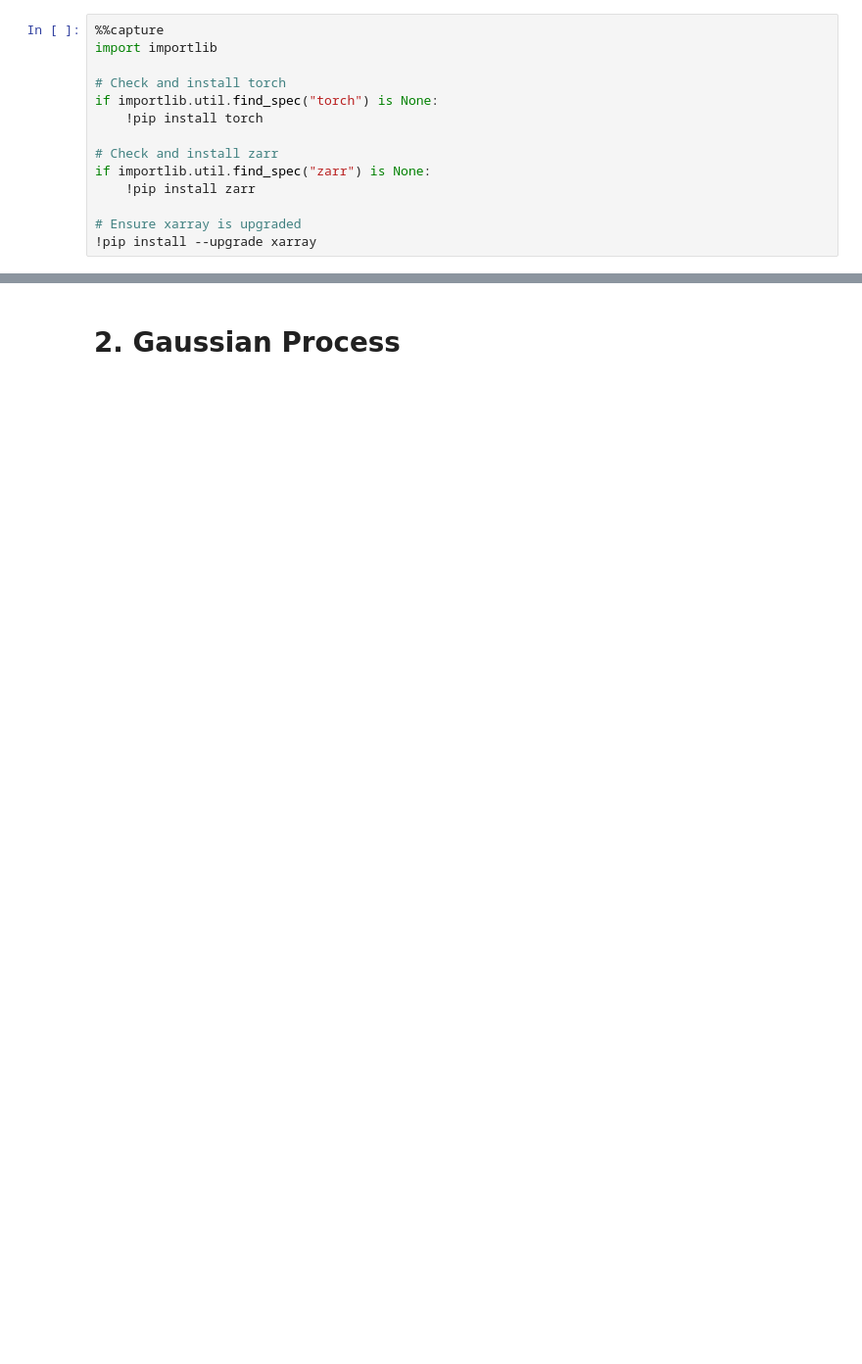
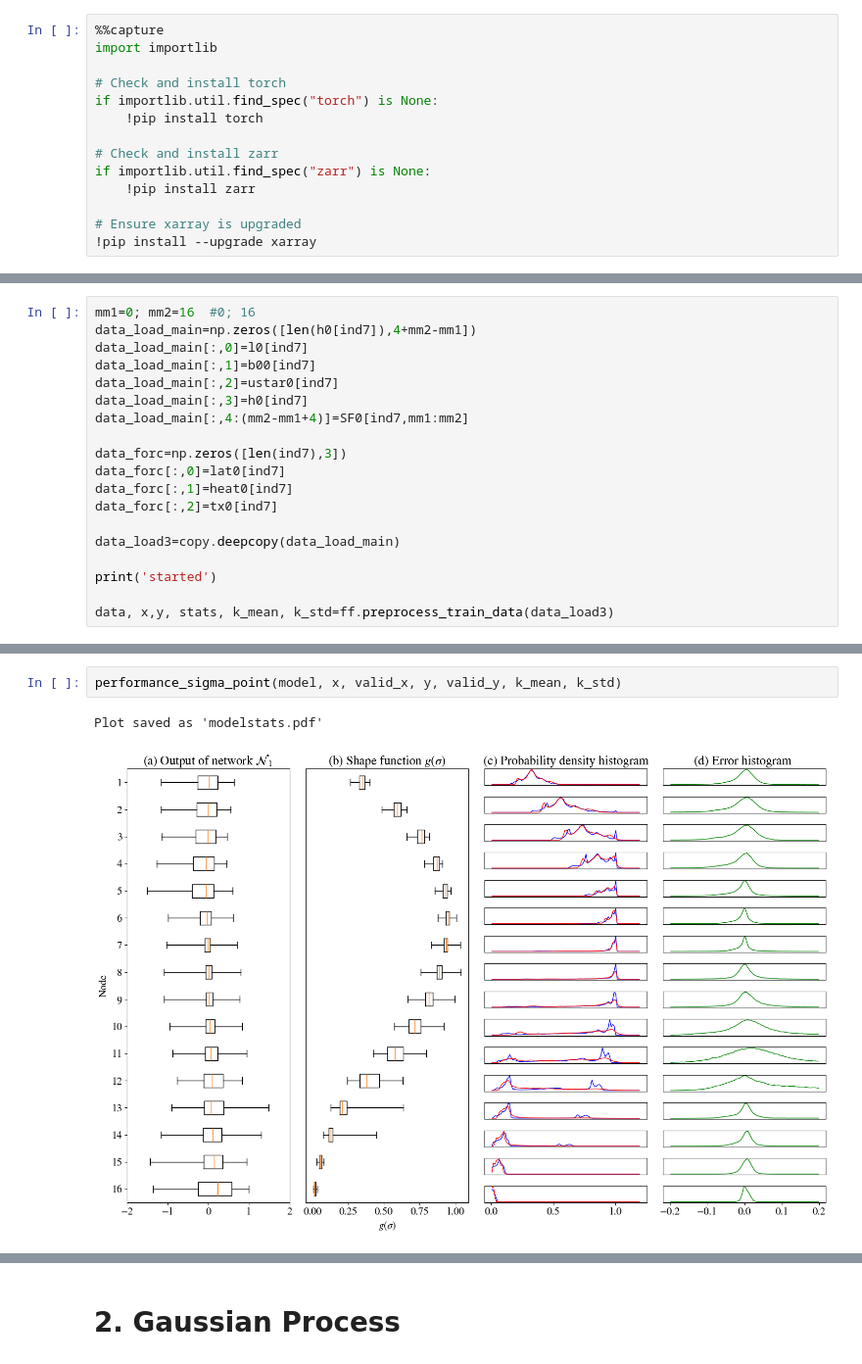
Before and after one commit to Luke0331/ML_Project2_Team1, a Jupyter notebook: ML_Project2_Team1.ipynb, the cells around one changed output, grey strips where cells are left out. Shown at 98% size. Saved outputs shown, nothing was run; the diff lists cells and outputs as text; blank space fills up the shorter version.

```diff
--- a/ML_Project2_Team1.ipynb
+++ b/ML_Project2_Team1.ipynb
@@ -79,0 +172,19 @@ from pysr import PySRRegressor
+# %%
+mm1=0; mm2=16  #0; 16
+data_load_main=np.zeros([len(h0[ind7]),4+mm2-mm1])
+data_load_main[:,0]=l0[ind7]
+data_load_main[:,1]=b00[ind7]
+data_load_main[:,2]=ustar0[ind7]
+data_load_main[:,3]=h0[ind7]
+data_load_main[:,4:(mm2-mm1+4)]=SF0[ind7,mm1:mm2]
+
+data_forc=np.zeros([len(ind7),3])
+data_forc[:,0]=lat0[ind7]
+data_forc[:,1]=heat0[ind7]
+data_forc[:,2]=tx0[ind7]
+
+data_load3=copy.deepcopy(data_load_main)
+
+print('started')
+
+data, x,y, stats, k_mean, k_std=ff.preprocess_train_data(data_load3)
@@ -81,0 +787,5 @@ from pysr import PySRRegressor
+# %%
+performance_sigma_point(model, x, valid_x, y, valid_y, k_mean, k_std)
+# %% [output]
+Plot saved as 'modelstats.pdf'
+[figure, added]
```
Also changed, not shown: parts of 101 cells of this notebook, 3 other files.
